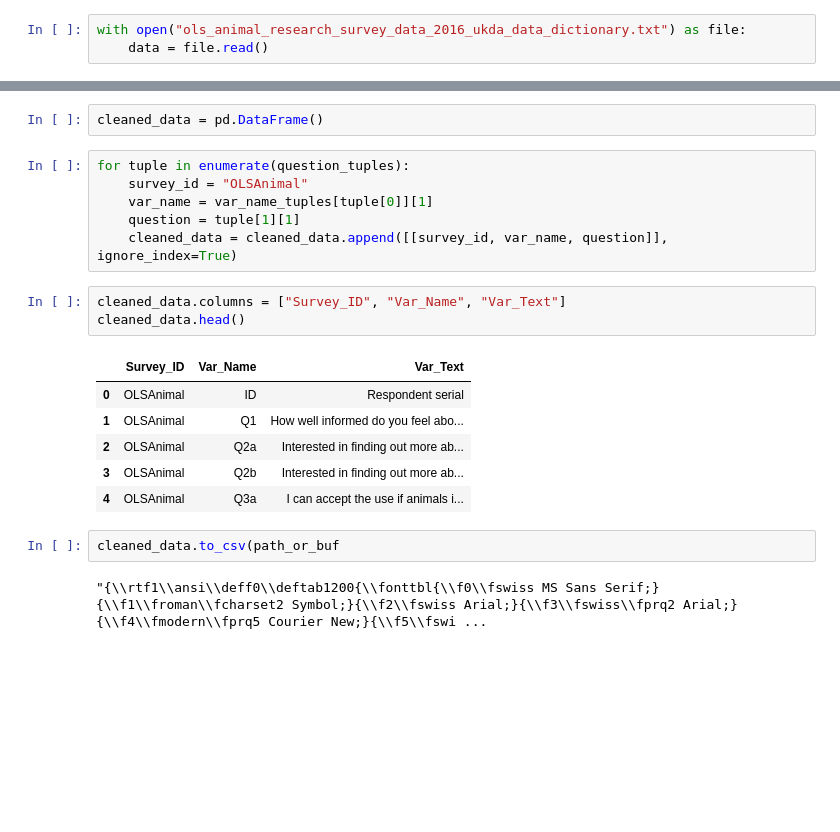
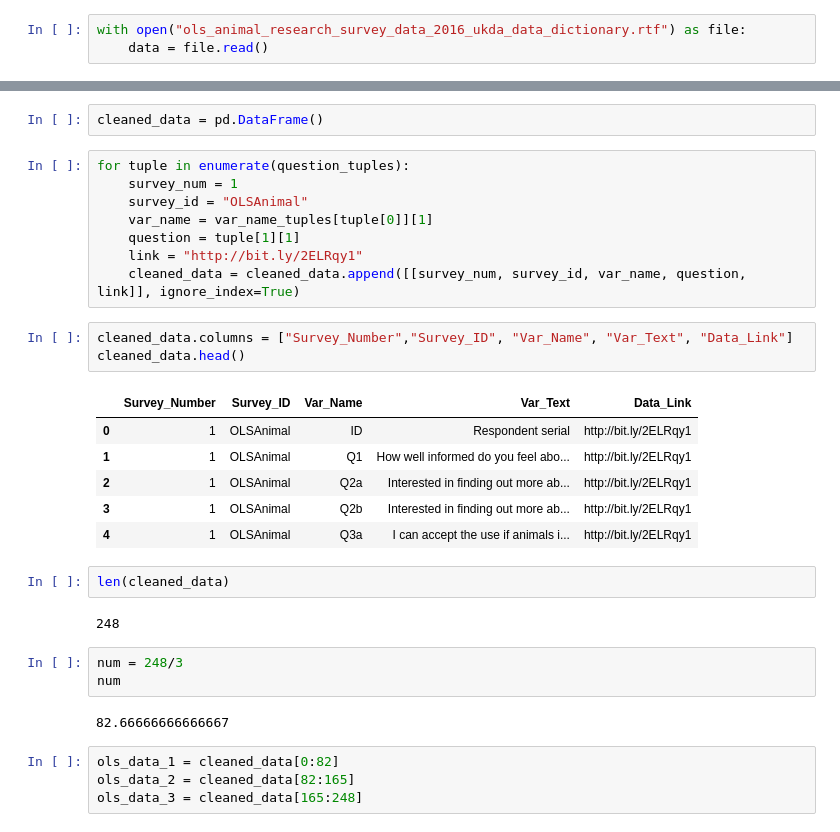
Before and after one commit to bethbailey/survey-search, a Jupyter notebook: Data/Public Attitudes towards Animal Research 2016/Cleaning OLS Animal Data.ipynb, the cells around one changed output, grey strips where cells are left out. Cells and saved outputs as stored; diff of their text form; blank space fills up the shorter version.

```diff
--- a/Data/Public Attitudes towards Animal Research 2016/Cleaning OLS Animal Data.ipynb
+++ b/Data/Public Attitudes towards Animal Research 2016/Cleaning OLS Animal Data.ipynb
@@ -4,5 +6,5 @@ import re
 # %%
 ols_data = pd.read_csv("ols_animal_research_survey_data_2016.csv")
 # %%
-with open("ols_animal_research_survey_data_2016_ukda_data_dictionary.txt") as file:
+with open("ols_animal_research_survey_data_2016_ukda_data_dictionary.rtf") as file:
     data = file.read()
@@ -34,21 +40,32 @@ var_name_tuples = re.findall('(Variable\s=\s\}\{\\\\f2\\\\fs20\\\\cf4\s)([\d\w]*
 cleaned_data = pd.DataFrame()
 # %%
 for tuple in enumerate(question_tuples):
+    survey_num = 1
     survey_id = "OLSAnimal"
     var_name = var_name_tuples[tuple[0]][1]
     question = tuple[1][1]
-    cleaned_data = cleaned_data.append([[survey_id, var_name, question]], ignore_index=True)
+    link = "http://bit.ly/2ELRqy1"
+    cleaned_data = cleaned_data.append([[survey_num, survey_id, var_name, question, link]], ignore_index=True)
 # %%
-cleaned_data.columns = ["Survey_ID", "Var_Name", "Var_Text"]
+cleaned_data.columns = ["Survey_Number","Survey_ID", "Var_Name", "Var_Text", "Data_Link"]
 cleaned_data.head()
 # %% [output]
-|  | Survey_ID | Var_Name | Var_Text |
-| 0 | OLSAnimal | ID | Respondent serial |
-| 1 | OLSAnimal | Q1 | How well informed do you feel abo... |
-| 2 | OLSAnimal | Q2a | Interested in finding out more ab... |
-| 3 | OLSAnimal | Q2b | Interested in finding out more ab... |
-| 4 | OLSAnimal | Q3a | I can accept the use if animals i... |
+|  | Survey_Number | Survey_ID | Var_Name | Var_Text | Data_Link |
+| 0 | 1 | OLSAnimal | ID | Respondent serial | http://bit.ly/2ELRqy1 |
+| 1 | 1 | OLSAnimal | Q1 | How well informed do you feel abo... | http://bit.ly/2ELRqy1 |
+| 2 | 1 | OLSAnimal | Q2a | Interested in finding out more ab... | http://bit.ly/2ELRqy1 |
+| 3 | 1 | OLSAnimal | Q2b | Interested in finding out more ab... | http://bit.ly/2ELRqy1 |
+| 4 | 1 | OLSAnimal | Q3a | I can accept the use if animals i... | http://bit.ly/2ELRqy1 |
-# %%
-cleaned_data.to_csv(path_or_buf
-# %% [output]
-"{\\rtf1\\ansi\\deff0\\deftab1200{\\fonttbl{\\f0\\fswiss MS Sans Serif;}{\\f1\\froman\\fcharset2 Symbol;}{\\f2\\fswiss Arial;}{\\f3\\fswiss\\fprq2 Arial;}{\\f4\\fmodern\\fprq5 Courier New;}{\\f5\\fswi ...
+# %%
+len(cleaned_data)
+# %% [output]
+248
+# %%
+num = 248/3
+num
+# %% [output]
+82.66666666666667
+# %%
+ols_data_1 = cleaned_data[0:82]
+ols_data_2 = cleaned_data[82:165]
+ols_data_3 = cleaned_data[165:248]
```
Also changed, not shown: parts of 9 cells of this notebook.
